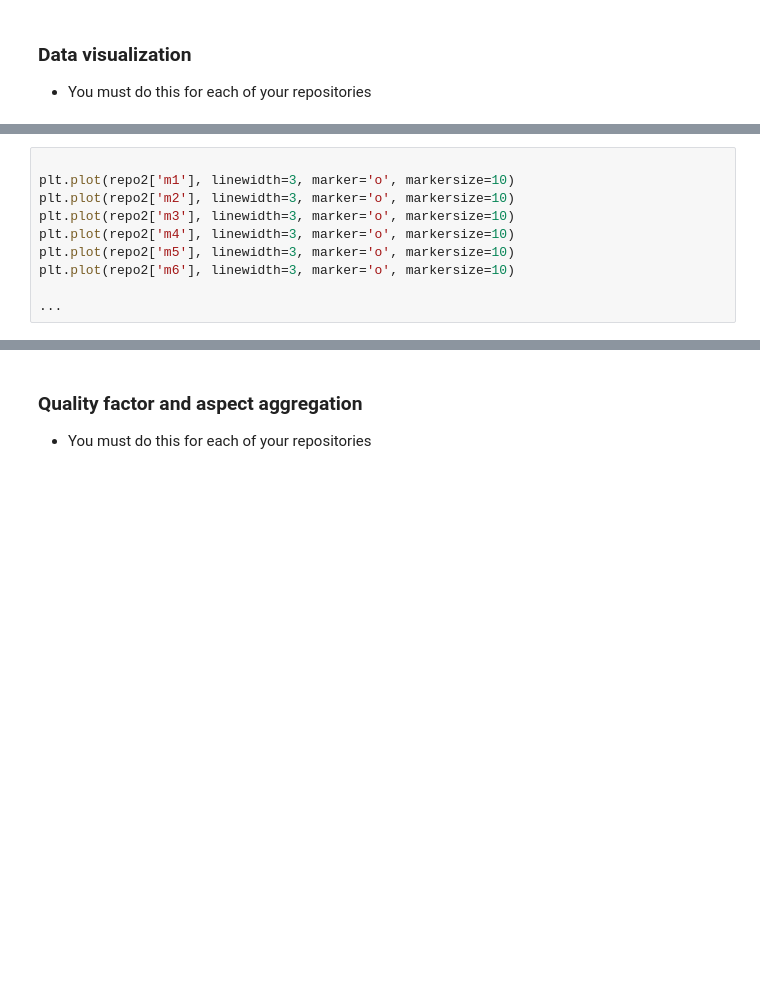
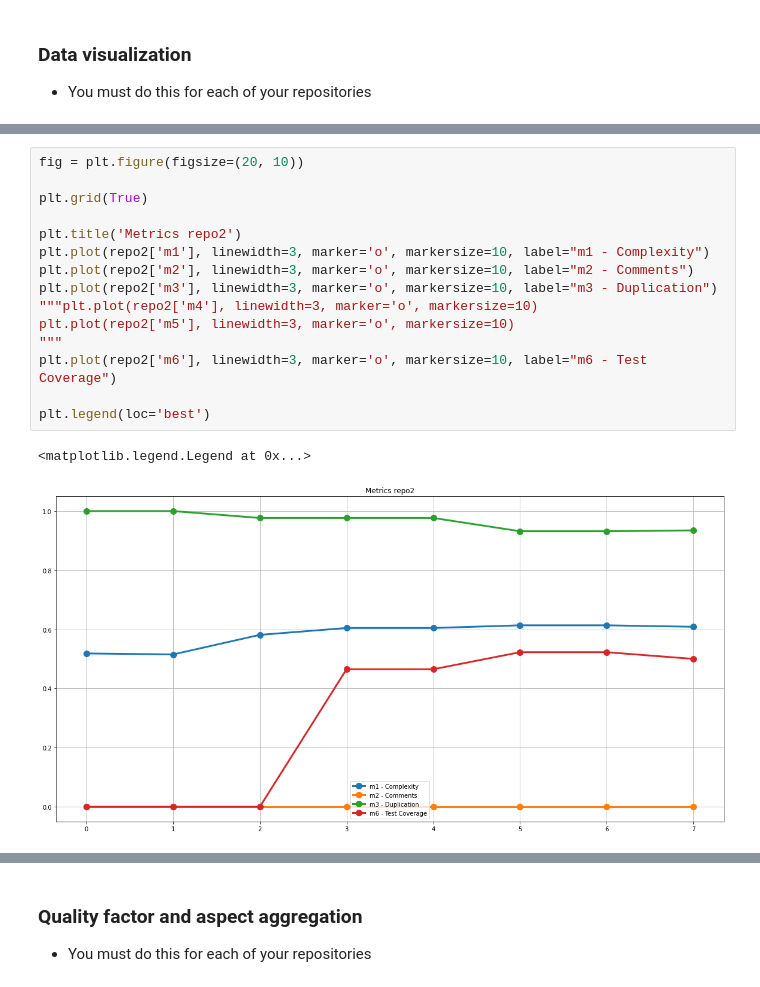
Before and after one commit to fga-eps-mds/2022-1-CAPJu-Doc, a Jupyter notebook: analytics.ipynb, the cells around one changed output, grey strips where cells are left out. Cells and saved outputs as stored; diff of their text form; blank space fills up the shorter version.

```diff
--- a/analytics.ipynb
+++ b/analytics.ipynb
@@ -431,10 +436,18 @@ plt.plot(repo1['m6'], linewidth=3, marker='o', markersize=10)
 # %%
+fig = plt.figure(figsize=(20, 10))
 
-plt.plot(repo2['m1'], linewidth=3, marker='o', markersize=10)
-plt.plot(repo2['m2'], linewidth=3, marker='o', markersize=10)
-plt.plot(repo2['m3'], linewidth=3, marker='o', markersize=10)
-plt.plot(repo2['m4'], linewidth=3, marker='o', markersize=10)
+plt.grid(True)
+
+plt.title('Metrics repo2')
+plt.plot(repo2['m1'], linewidth=3, marker='o', markersize=10, label="m1 - Complexity")
+plt.plot(repo2['m2'], linewidth=3, marker='o', markersize=10, label="m2 - Comments")
+plt.plot(repo2['m3'], linewidth=3, marker='o', markersize=10, label="m3 - Duplication")
+"""plt.plot(repo2['m4'], linewidth=3, marker='o', markersize=10)
 plt.plot(repo2['m5'], linewidth=3, marker='o', markersize=10)
-plt.plot(repo2['m6'], linewidth=3, marker='o', markersize=10)
+"""
+plt.plot(repo2['m6'], linewidth=3, marker='o', markersize=10, label="m6 - Test Coverage")
 
-...
+plt.legend(loc='best')
+# %% [output]
+<matplotlib.legend.Legend at 0x...>
+[figure, added]
```
Also changed, not shown: parts of 24 cells of this notebook.
